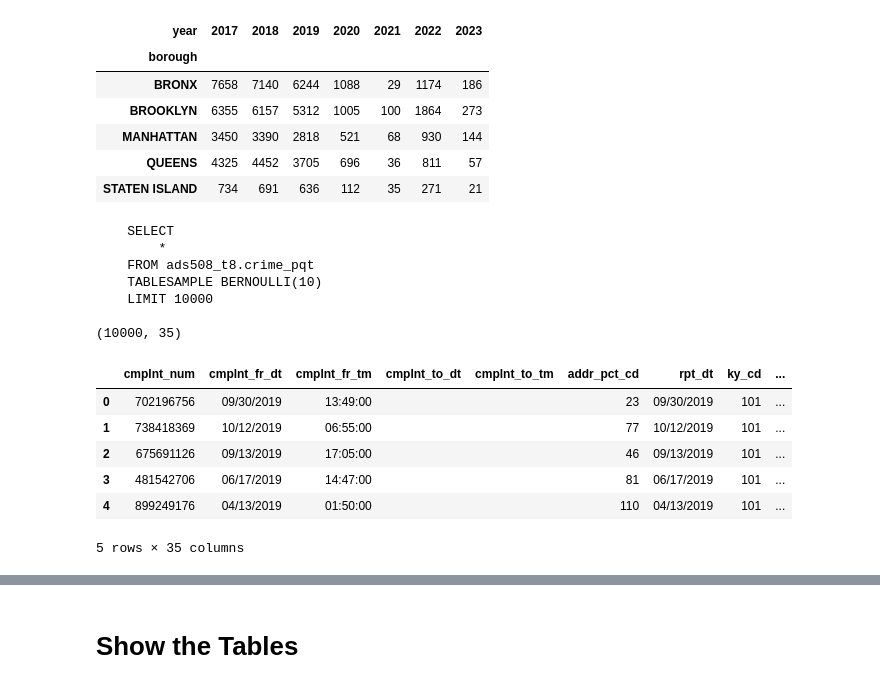
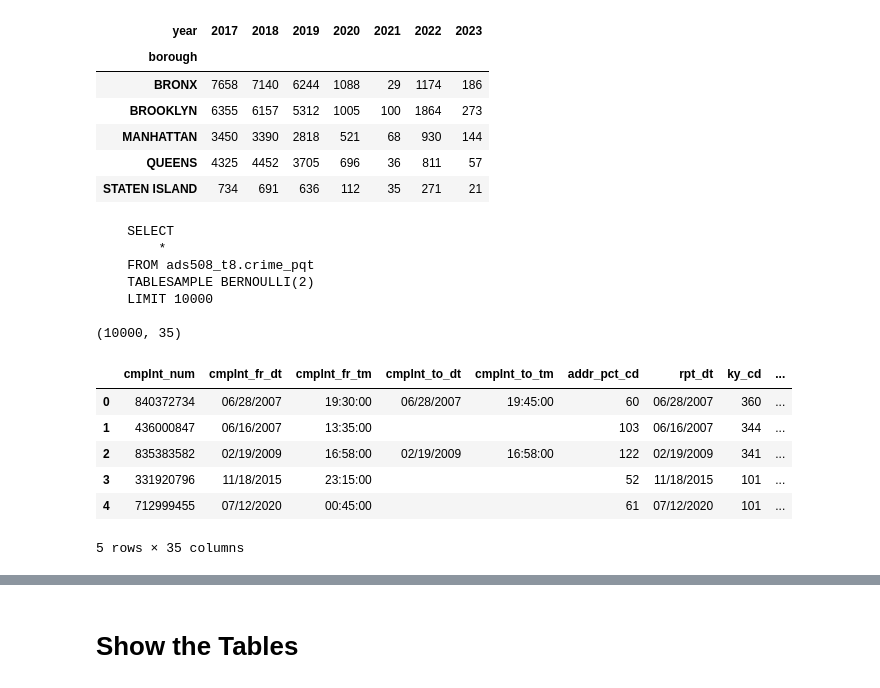
Before and after one commit to amcarr-ds/ML_modeling_using_AWS_proj, a Jupyter notebook: deliverables/03_Setup_Join_amc_v1.ipynb, the cells around one changed output, grey strips where cells are left out. Saved outputs shown, nothing was run; the diff lists cells and outputs as text; code cells hidden in the pictures.

```diff
--- a/deliverables/03_Setup_Join_amc_v1.ipynb
+++ b/deliverables/03_Setup_Join_amc_v1.ipynb
@@ -489,37 +542,34 @@ display(evi_df01_s07_borough.head(35))
 # %%
 # Run query to review a sample of records
-cri_law_cat_cd01 = "misdemeanor"
-cri_bourough01 = "bronx"
-
-cri_select_borough_stmnt01 = f"""
+cri_full_select_stmnt01 = f"""
     SELECT
         *
     FROM {database_name}.{cri_pqt_tbl_name}
-    TABLESAMPLE BERNOULLI(10)
+    TABLESAMPLE BERNOULLI(2)
     LIMIT 10000
     """
 
 # Display SQL statement
-print(cri_select_borough_stmnt01)
+print(cri_full_select_stmnt01)
 
 # Run SQL statement against Athena table
-cri_df01_s01 = pd.read_sql(cri_select_borough_stmnt01,
-                           conn)
+cri_full_select_df01 = pd.read_sql(cri_full_select_stmnt01,
+                                   conn)
 # Display results
-print(cri_df01_s01.shape)
-display(cri_df01_s01.head(5))
+print(cri_full_select_df01.shape)
+display(cri_full_select_df01.head(5))
 # %% [output]
     SELECT
         *
     FROM ads508_t8.crime_pqt
-    TABLESAMPLE BERNOULLI(10)
+    TABLESAMPLE BERNOULLI(2)
     LIMIT 10000
 
 (10000, 35)
 |  | cmplnt_num | cmplnt_fr_dt | cmplnt_fr_tm | cmplnt_to_dt | cmplnt_to_tm | addr_pct_cd | rpt_dt | ky_cd | ... |
-| 0 | 702196756 | 09/30/2019 | 13:49:00 |  |  | 23 | 09/30/2019 | 101 | ... |
-| 1 | 738418369 | 10/12/2019 | 06:55:00 |  |  | 77 | 10/12/2019 | 101 | ... |
-| 2 | 675691126 | 09/13/2019 | 17:05:00 |  |  | 46 | 09/13/2019 | 101 | ... |
-| 3 | 481542706 | 06/17/2019 | 14:47:00 |  |  | 81 | 06/17/2019 | 101 | ... |
-| 4 | 899249176 | 04/13/2019 | 01:50:00 |  |  | 110 | 04/13/2019 | 101 | ... |
+| 0 | 840372734 | 06/28/2007 | 19:30:00 | 06/28/2007 | 19:45:00 | 60 | 06/28/2007 | 360 | ... |
+| 1 | 436000847 | 06/16/2007 | 13:35:00 |  |  | 103 | 06/16/2007 | 344 | ... |
+| 2 | 835383582 | 02/19/2009 | 16:58:00 | 02/19/2009 | 16:58:00 | 122 | 02/19/2009 | 341 | ... |
+| 3 | 331920796 | 11/18/2015 | 23:15:00 |  |  | 52 | 11/18/2015 | 101 | ... |
+| 4 | 712999455 | 07/12/2020 | 00:45:00 |  |  | 61 | 07/12/2020 | 101 | ... |
 5 rows × 35 columns
```
Also changed, not shown: parts of 14 cells of this notebook.
